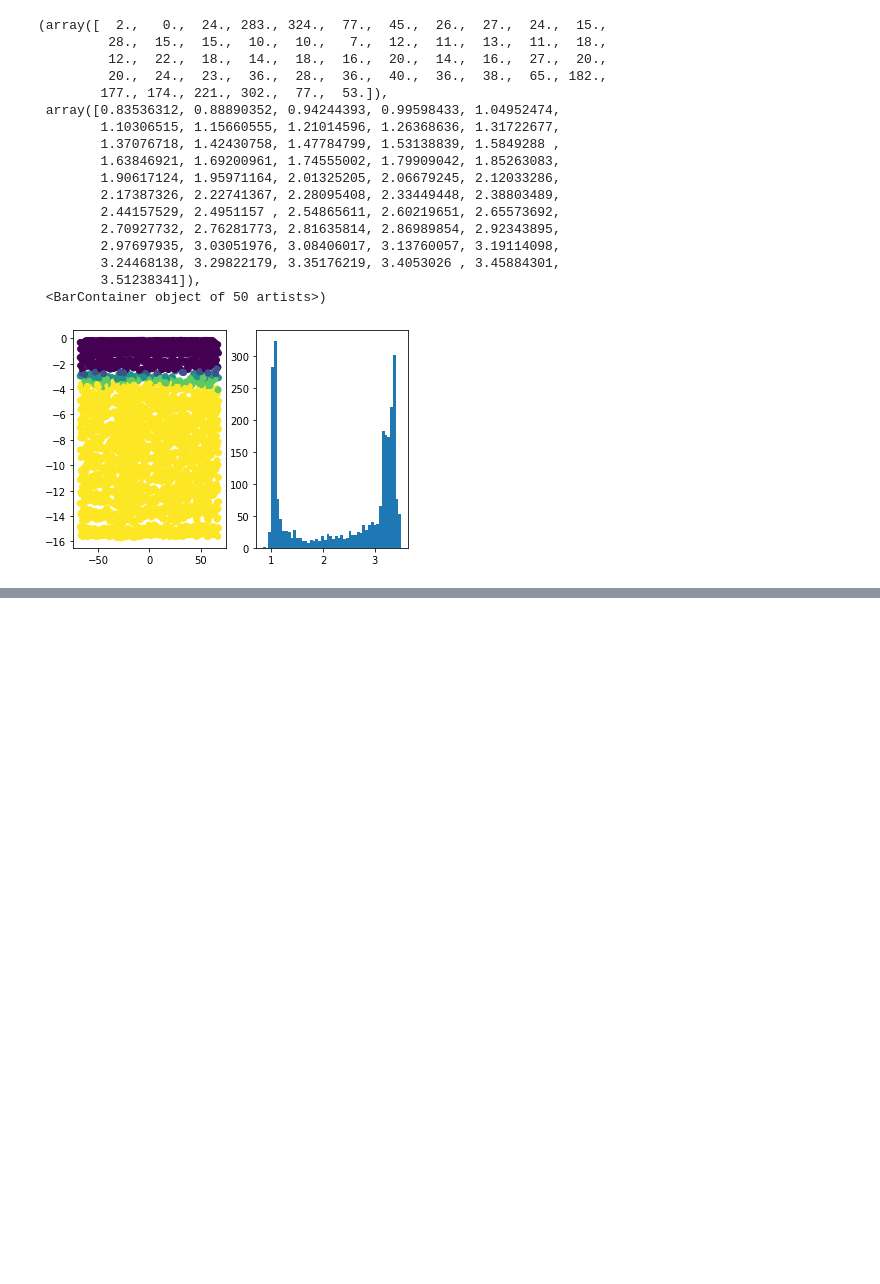
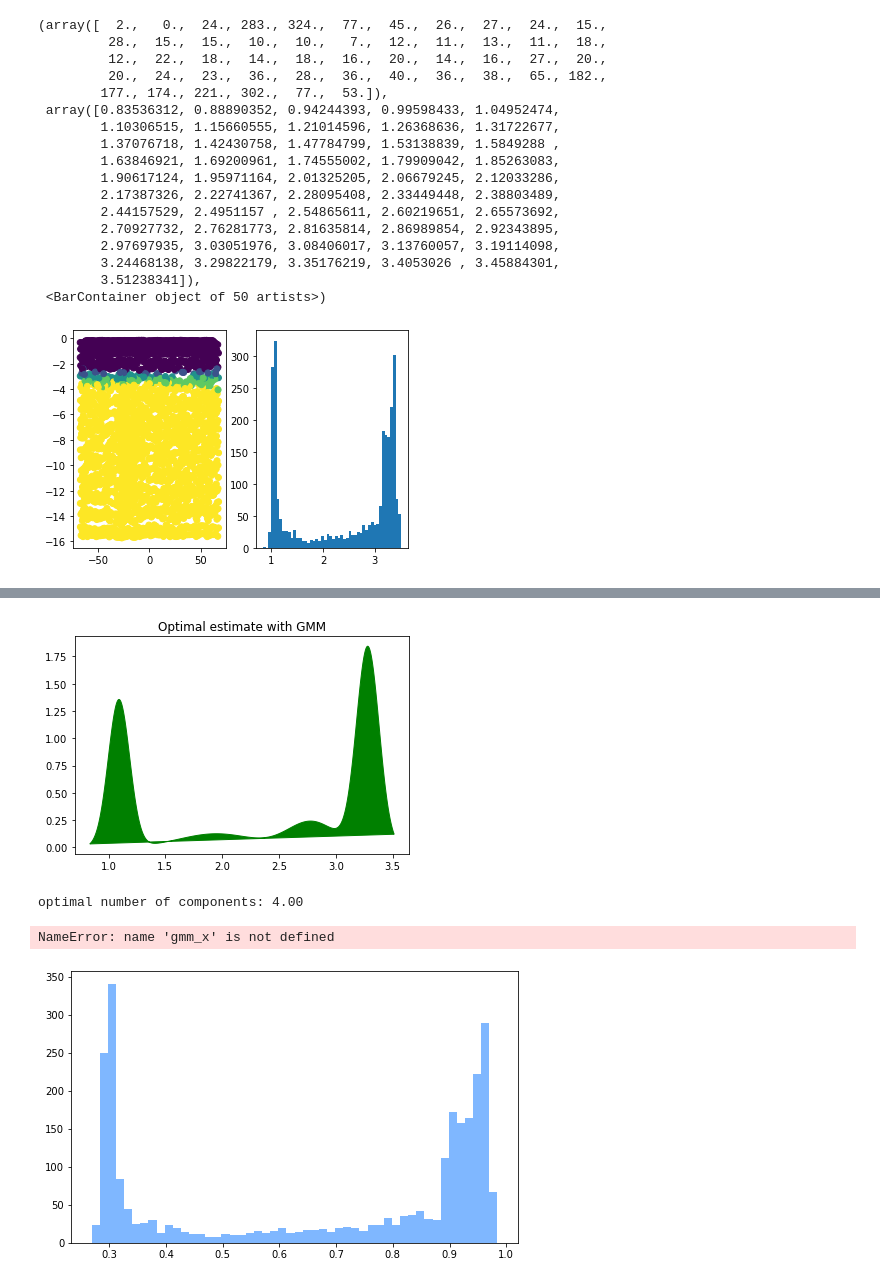
Before and after one commit to felikskiszkurno/SlopeStability, a Jupyter notebook: notebooks_sketch/kde.ipynb, the cells around one changed output, grey strips where cells are left out. Saved outputs shown, nothing was run; the diff lists cells and outputs as text; code cells hidden in the pictures; blank space fills up the shorter version.

```diff
--- a/notebooks_sketch/kde.ipynb
+++ b/notebooks_sketch/kde.ipynb
@@ -41,0 +87,24 @@ kde_model.fit()
+# %%
+components = np.arange(1,5,1)
+gmm = GaussianMixture(covariance_type="full", tol=100)
+grid = GridSearchCV(gmm, {'n_components': components})
+grid.fit(x_train.reshape(-1, 1))
+gmm = grid.best_estimator_
+log_dens = gmm.score_samples(x_test.reshape(-1, 1))
+plt.fill(x_test, np.exp(log_dens), c='green')
+plt.title('Optimal estimate with GMM')
+plt.show()
+print("optimal number of components: " + "{:.2f}".format(gmm.n_components))
+
+#gmm = gmm.fit(X=x_train.reshape(-1, 1))
+#gmm_x = x_test
+#gmm_y = np.exp(gmm.score_samples(gmm_x.reshape(-1, 1)))
+
+fig, ax = plt.subplots(nrows=1, ncols=1, figsize=[8, 5])
+ax.hist(x_train/x_test.max(), bins=50, alpha=0.5, color="#0070FF")
+ax.plot(gmm_x, gmm_y, color="crimson", lw=4, label="GMM")
+# %% [output]
+[figure, added]
+optimal number of components: 4.00
+NameError: name 'gmm_x' is not defined
+[figure, added]
```
Also changed, not shown: parts of 7 cells of this notebook, 9 other files.
